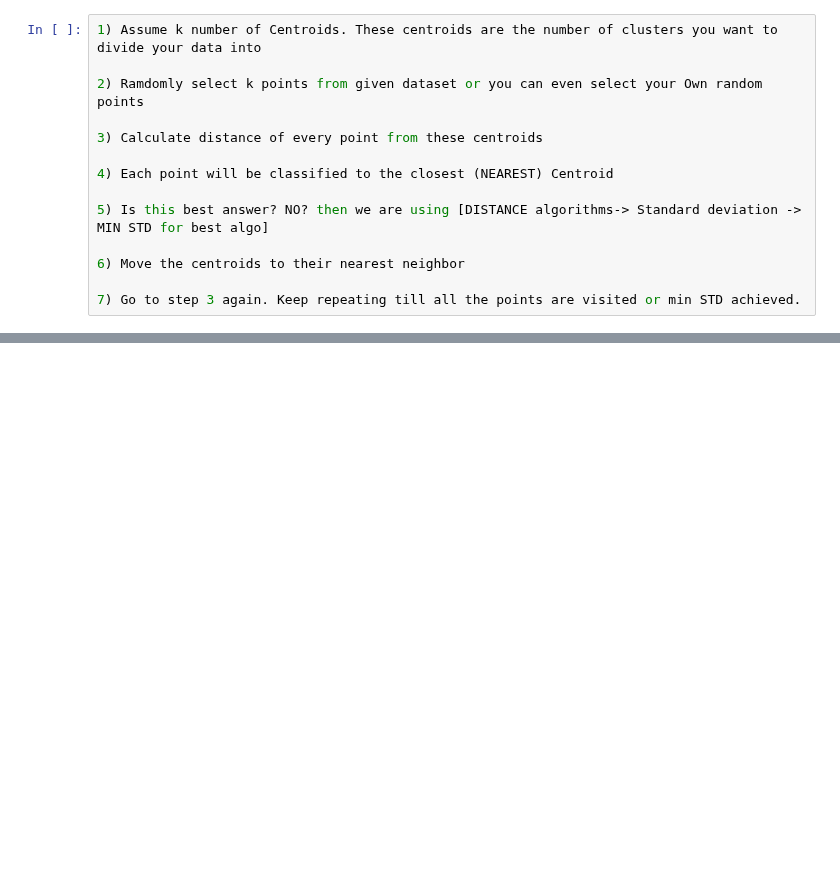
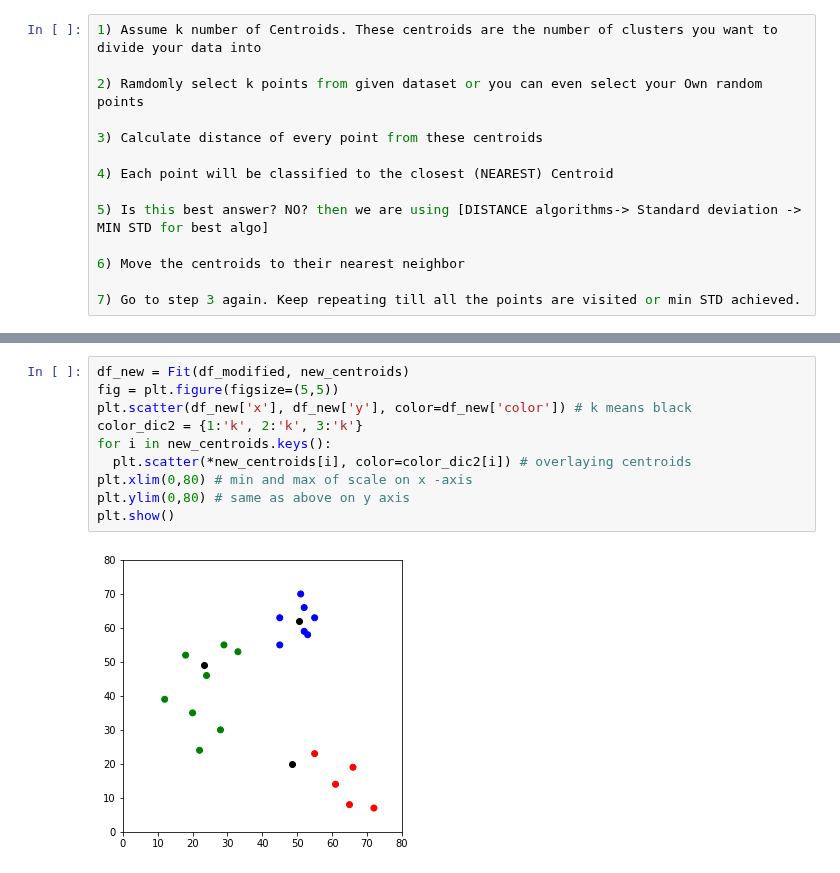
Before and after one commit to lellabhaskar/DataScience, a Jupyter notebook: 3p_K_Means.ipynb, the cells around one changed output, grey strips where cells are left out. Drawn from its saved outputs; the diff is of its cells as text; blank space fills up the shorter version.

```diff
--- a/3p_K_Means.ipynb
+++ b/3p_K_Means.ipynb
@@ -30,0 +144,12 @@ Steps of K-Means Alogrithm
+# %%
+df_new = Fit(df_modified, new_centroids)
+fig = plt.figure(figsize=(5,5))
+plt.scatter(df_new['x'], df_new['y'], color=df_new['color']) # k means black
+color_dic2 = {1:'k', 2:'k', 3:'k'}
+for i in new_centroids.keys():
+  plt.scatter(*new_centroids[i], color=color_dic2[i]) # overlaying centroids
+plt.xlim(0,80) # min and max of scale on x -axis
+plt.ylim(0,80) # same as above on y axis
+plt.show()
+# %% [output]
+[figure, added]
```
Also changed, not shown: parts of 19 cells of this notebook.
